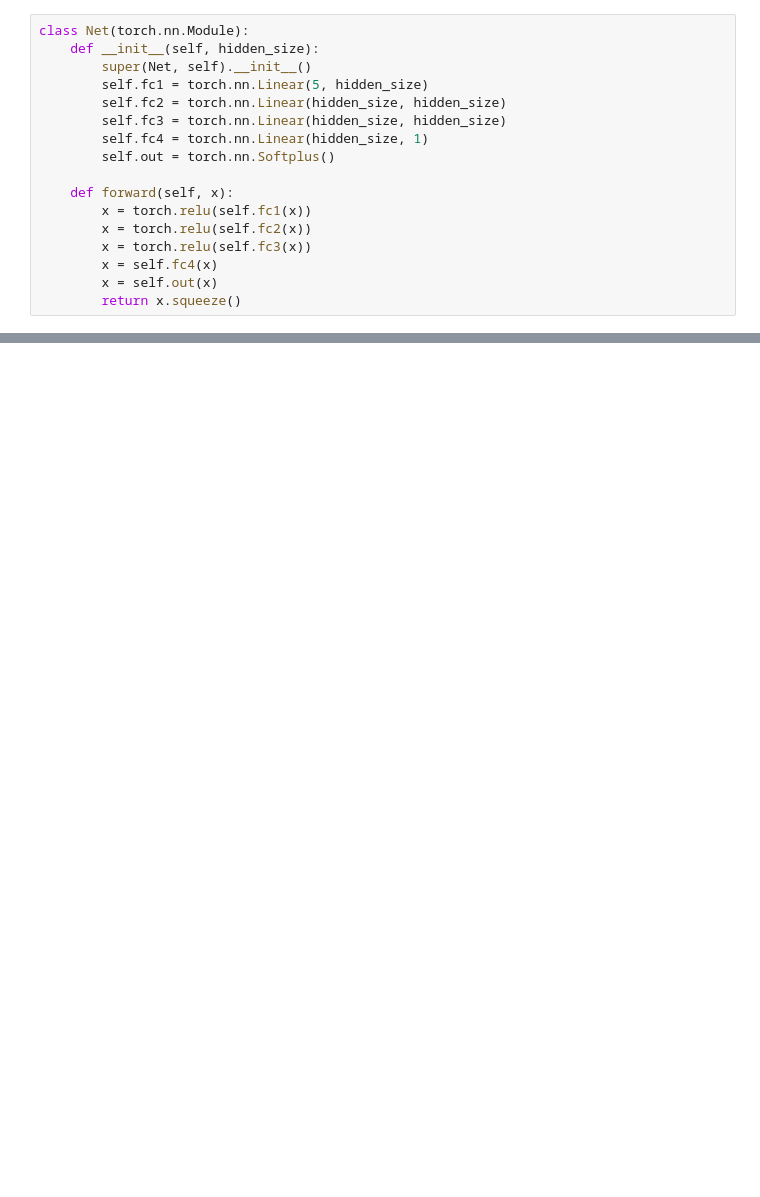
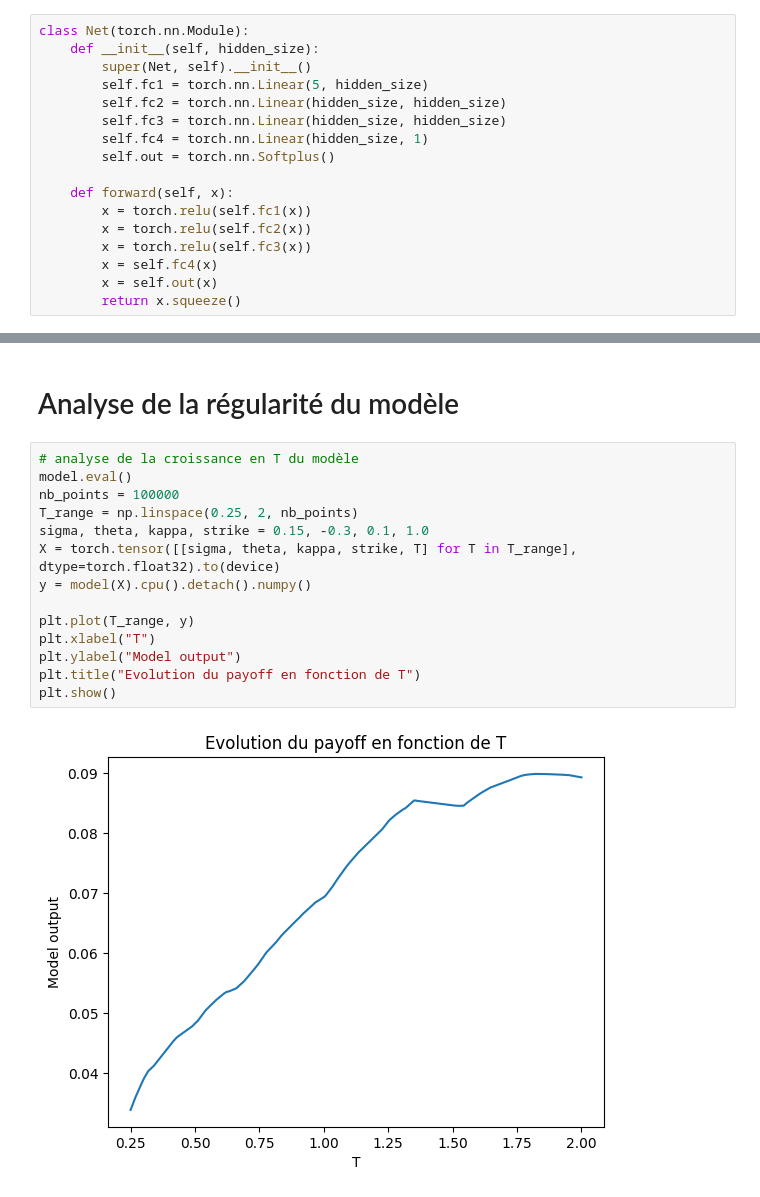
Before and after one commit to gaetannarozniak/cuda-variance-gamma-process, a Jupyter notebook: train.ipynb, the cells around one changed output, grey strips where cells are left out. Saved outputs shown, nothing was run; the diff lists cells and outputs as text; blank space fills up the shorter version.

```diff
--- a/train.ipynb
+++ b/train.ipynb
@@ -88,0 +142,18 @@ Epoch 90: 1.7106519862863934e-06
+# %% [markdown]
+# Analyse de la régularité du modèle
+# %%
+# analyse de la croissance en T du modèle
+model.eval()
+nb_points = 100000
+T_range = np.linspace(0.25, 2, nb_points)
+sigma, theta, kappa, strike = 0.15, -0.3, 0.1, 1.0
+X = torch.tensor([[sigma, theta, kappa, strike, T] for T in T_range], dtype=torch.float32).to(device)
+y = model(X).cpu().detach().numpy()
+
+plt.plot(T_range, y)
+plt.xlabel("T")
+plt.ylabel("Model output")
+plt.title("Evolution du payoff en fonction de T")
+plt.show()
+# %% [output]
+[figure, added]
```
Also changed, not shown: parts of 17 cells of this notebook, 4 other files.
